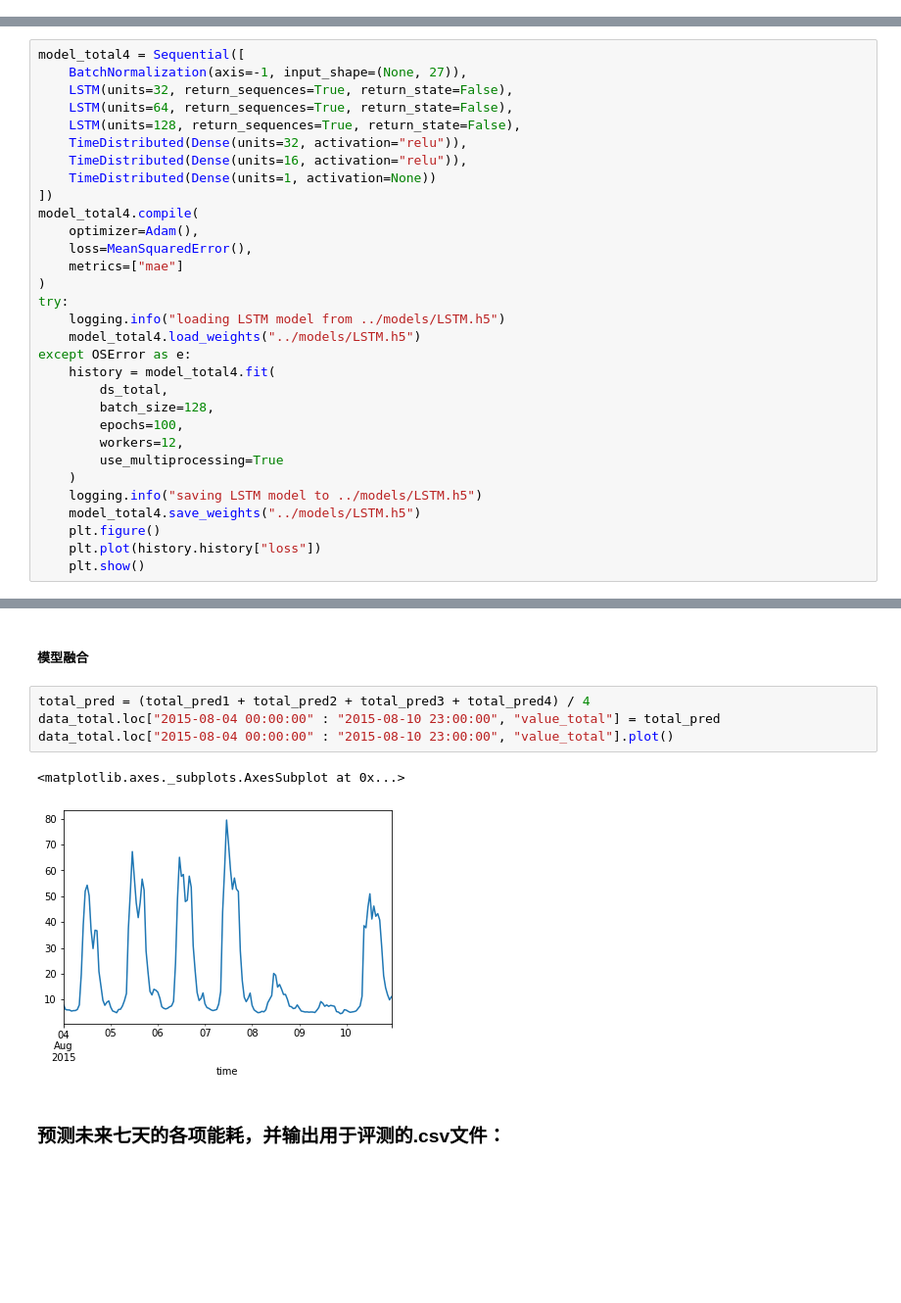
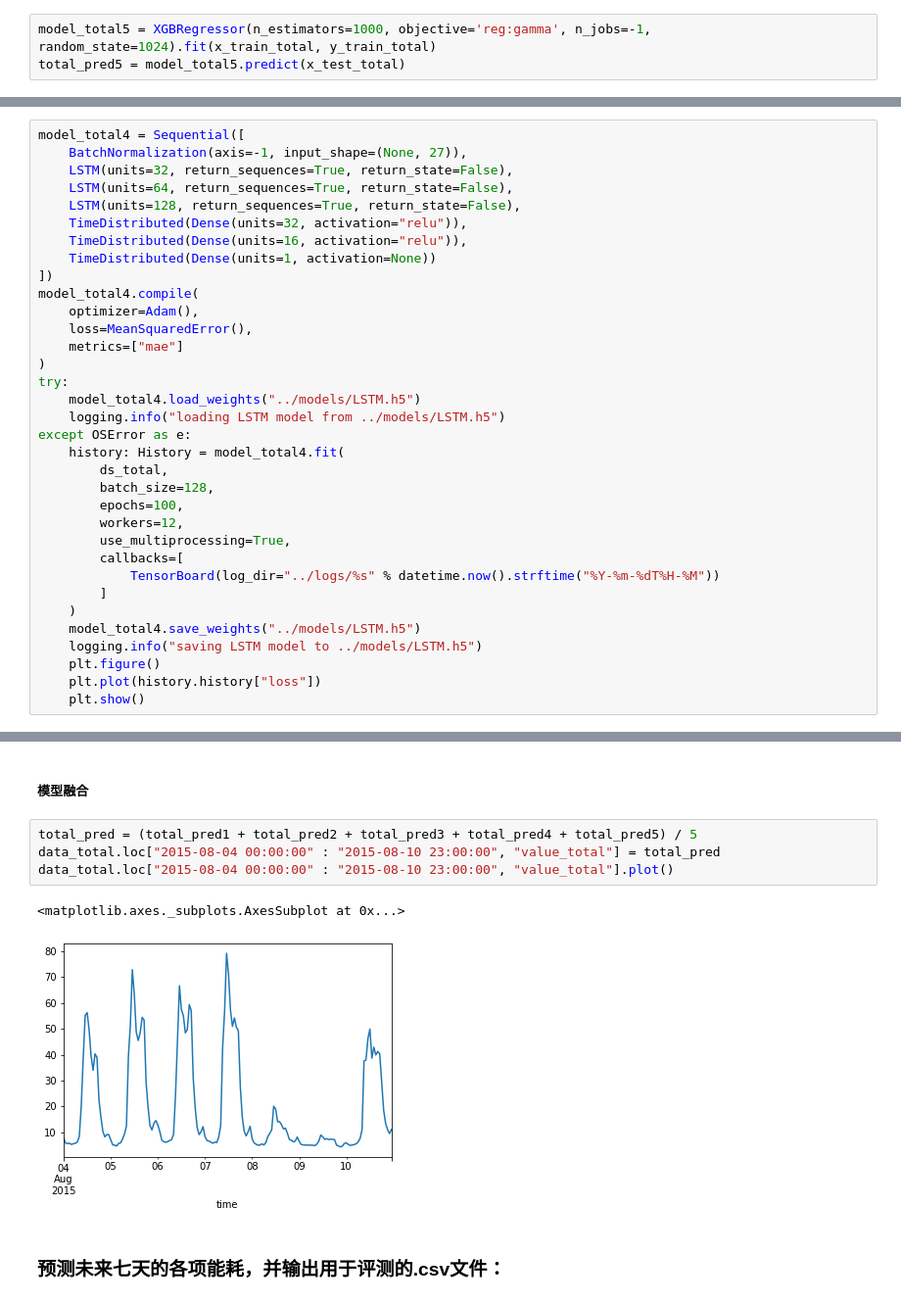
Before and after one commit to ZongXR/Smart-Building-Energy-Consumption-Prediction, a Jupyter notebook: notebooks/main-A.ipynb, the cells around one changed output, grey strips where cells are left out. Shown at 98% size. Cells and saved outputs as stored; diff of their text form; blank space fills up the shorter version.

```diff
--- a/notebooks/main-A.ipynb
+++ b/notebooks/main-A.ipynb
@@ -514,3 +517,6 @@ Learning rate set to 0.063382
+# %%
+model_total5 = XGBRegressor(n_estimators=1000, objective='reg:gamma', n_jobs=-1, random_state=1024).fit(x_train_total, y_train_total)
+total_pred5 = model_total5.predict(x_test_total)
 # %% [markdown]
 <h5>构建深度模型</h5>
 # %%
@@ -611,18 +617,21 @@ model_total4.compile(
     metrics=["mae"]
 )
 try:
+    model_total4.load_weights("../models/LSTM.h5")
     logging.info("loading LSTM model from ../models/LSTM.h5")
-    model_total4.load_weights("../models/LSTM.h5")
 except OSError as e:
-    history = model_total4.fit(
+    history: History = model_total4.fit(
         ds_total,
         batch_size=128,
         epochs=100,
         workers=12,
-        use_multiprocessing=True
+        use_multiprocessing=True,
+        callbacks=[
+            TensorBoard(log_dir="../logs/%s" % datetime.now().strftime("%Y-%m-%dT%H-%M"))
+        ]
     )
+    model_total4.save_weights("../models/LSTM.h5")
     logging.info("saving LSTM model to ../models/LSTM.h5")
-    model_total4.save_weights("../models/LSTM.h5")
     plt.figure()
     plt.plot(history.history["loss"])
     plt.show()
@@ -634,12 +643,12 @@ total_pred4 = model_total4.predict(x_test_total)[0, :, 0]
 # %% [markdown]
 <h5>模型融合</h5>
 # %%
-total_pred = (total_pred1 + total_pred2 + total_pred3 + total_pred4) / 4
+total_pred = (total_pred1 + total_pred2 + total_pred3 + total_pred4 + total_pred5) / 5
 data_total.loc["2015-08-04 00:00:00" : "2015-08-10 23:00:00", "value_total"] = total_pred
 data_total.loc["2015-08-04 00:00:00" : "2015-08-10 23:00:00", "value_total"].plot()
 # %% [output]
 <matplotlib.axes._subplots.AxesSubplot at 0x...>
-[figure, old version]
+[figure, new version]
 # %% [markdown]
 <h3>预测未来七天的各项能耗，并输出用于评测的.csv文件：</h3>
 # %%
```
Also changed, not shown: parts of 5 cells of this notebook, 5 other files.
